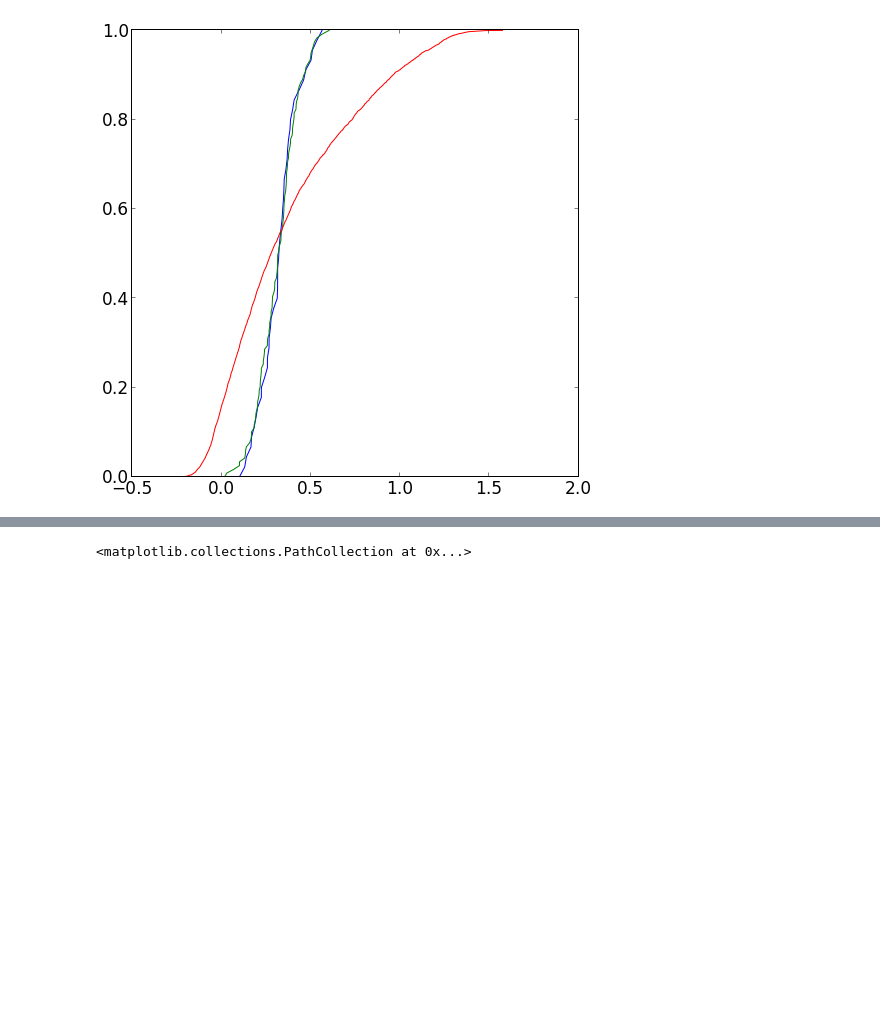
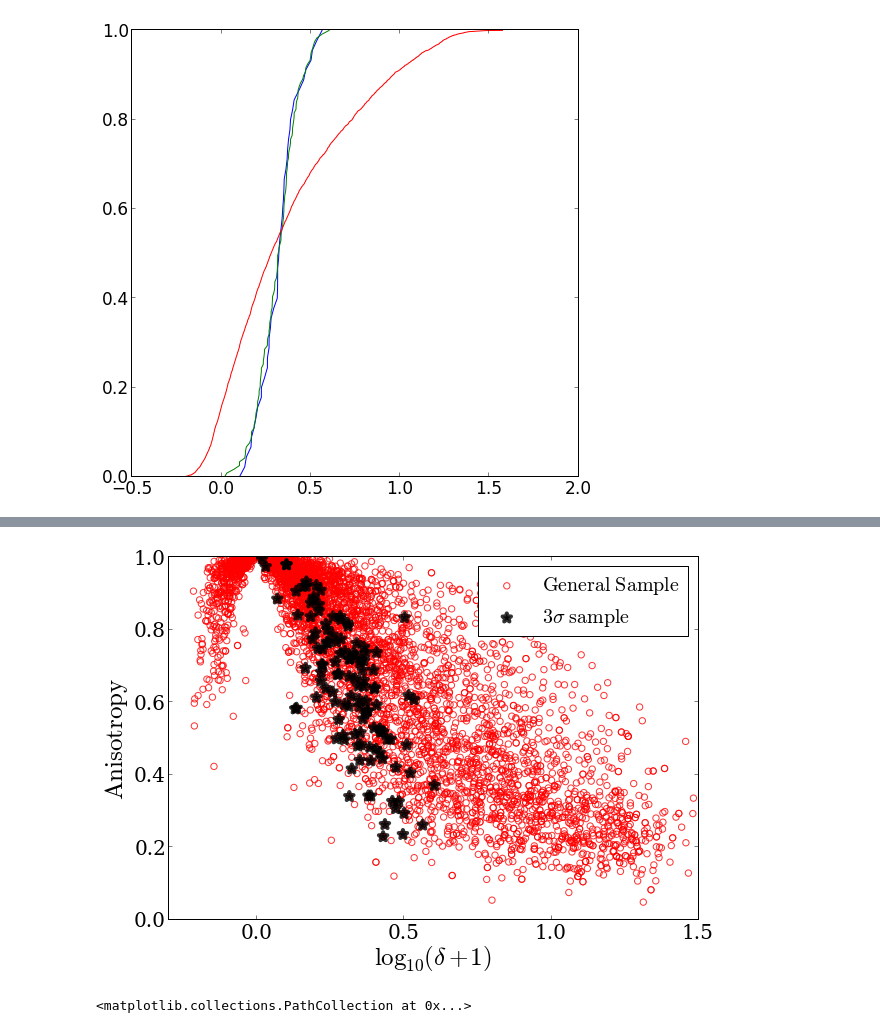
Before and after one commit to forero/LGEnvironment, a Jupyter notebook: code/AnalyzeData.ipynb, the cells around one changed output, grey strips where cells are left out. Saved outputs shown, nothing was run; the diff lists cells and outputs as text; code cells hidden in the pictures; blank space fills up the shorter version.

```diff
--- a/code/AnalyzeData.ipynb
+++ b/code/AnalyzeData.ipynb
@@ -204,3 +238,24 @@ ylim([0.0,1.0])
+# %%
+fig = figure(figsize=(9.5,6.5))
+ax = axes()
+enlarge_labels(ax)
+
+scatter(log10(norm_delta_ALL+1), FA_halo_A_ALL, s=40, alpha=0.8, facecolors='none', edgecolors='r', label="$\mathrm{General\ Sample}$")
+scatter(log10(norm_delta_3S+1), FA_halo_A_3S, s=80, color="black", marker='*',lw=4, alpha=0.8, label="$3\sigma\ \mathrm{sample}$")
+ax.set_xlabel("$\log_{10}(\delta +1)$", fontsize=25)
+ax.set_ylabel("$\mathrm{Anisotropy}$", fontsize=25)
+
+ax.legend(loc=0, scatterpoints=1, prop={'size':20})
+
+ax.set_xlim([-0.3,1.5])
+ax.set_ylim([0.0,1.0])
+
+filename='FA_delta_scatter'
+savefig(filename + '.eps',format = 'eps', transparent=True)
+savefig(filename + '.pdf',format = 'pdf', transparent=True)
+savefig(filename + '.png',format = 'png', transparent=True)
+# %% [output]
+[figure, added]
 # %%
 scatter(FA_halo_A_3S, FA_halo_B_3S)
 # %% [output]
```
Also changed, not shown: parts of 7 cells of this notebook.
